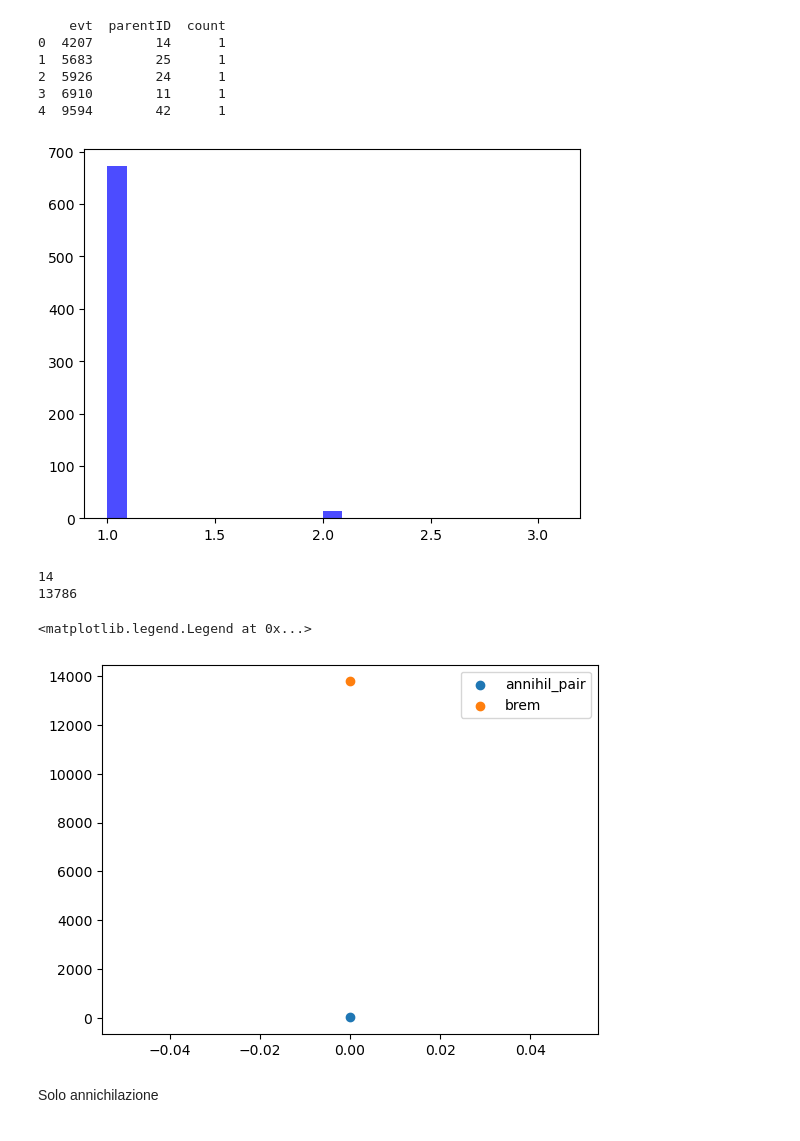
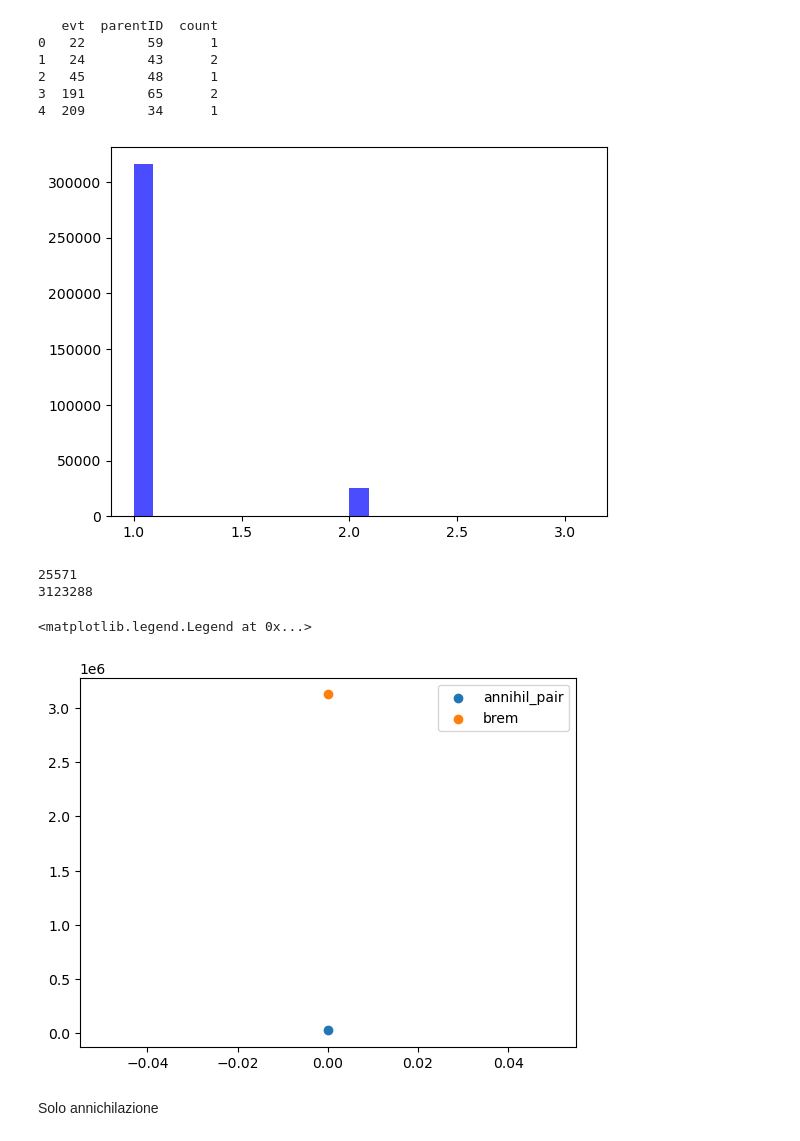
Before and after one commit to francescouni0/Online-Monitoring, a Jupyter notebook: RECONPET_true.ipynb, the cells around one changed output. Drawn from its saved outputs; the diff is of its cells as text; code cells hidden in the pictures.

Commit message:
Fixato alcune cose e cercato di cambiare physicsList

```diff
--- a/RECONPET_true.ipynb
+++ b/RECONPET_true.ipynb
@@ -163,49 +161,49 @@ import pandas as pd
 import numpy as np
 import matplotlib.pyplot as plt
 
-file = uproot.open("dati/smallphantom/Hits_x0cm.root")
+file = uproot.open("dati/new_physics_bigphantom_fulldet/Hits.root")
 tree = file["Hits"]
 
 data = tree.arrays(library="pd")
 
 annihil_data = data[data["processName"] == "annihil"]
 brems_data = data[data["processName"] == "eBrem"]
 #brems_data = brems_data[brems_data["energy"] >= 0.4]
 #brems_data = brems_data[brems_data["energy"] <= 0.6]
 
 # Group the filtered data by event and parentID, then count occurrences
 grouped_data = annihil_data.groupby(["evt", "parentID"]).size().reset_index(name="count")
 
 grouped_data_brem = brems_data.groupby(["evt"]).size().reset_index(name="count")
 
 print(grouped_data.head())
 
 bins = [0.999, 1.09, 1.9999,2.09,2.9999, 3.09]
 
 #plt.hist(grouped_data_brem["count"], bins=bins, label="brem", alpha=0.7, color="red")
 plt.hist(grouped_data["count"], bins=bins, label="annihil", alpha=0.7, color="blue")
 plt.show()
 
 print(np.shape(grouped_data[grouped_data["count"]==2])[0])
 
 print(np.shape(grouped_data_brem)[0])
 
 x=[0]
 plt.scatter(x,np.shape(grouped_data[grouped_data["count"]==2])[0],label="annihil_pair")
 plt.scatter(x,np.shape(grouped_data_brem)[0],label="brem")
 plt.legend()
 # %% [output]
-    evt  parentID  count
-0  4207        14      1
-1  5683        25      1
-2  5926        24      1
-3  6910        11      1
-4  9594        42      1
+   evt  parentID  count
+0   22        59      1
+1   24        43      2
+2   45        48      1
+3  191        65      2
+4  209        34      1
-[figure, old version]
+[figure, new version]
-14
-13786
+25571
+3123288
 <matplotlib.legend.Legend at 0x...>
-[figure, old version]
+[figure, new version]
 # %%
 from mpl_toolkits.mplot3d import Axes3D
 
```
Also changed, not shown: parts of 15 cells of this notebook, 5 other files.
